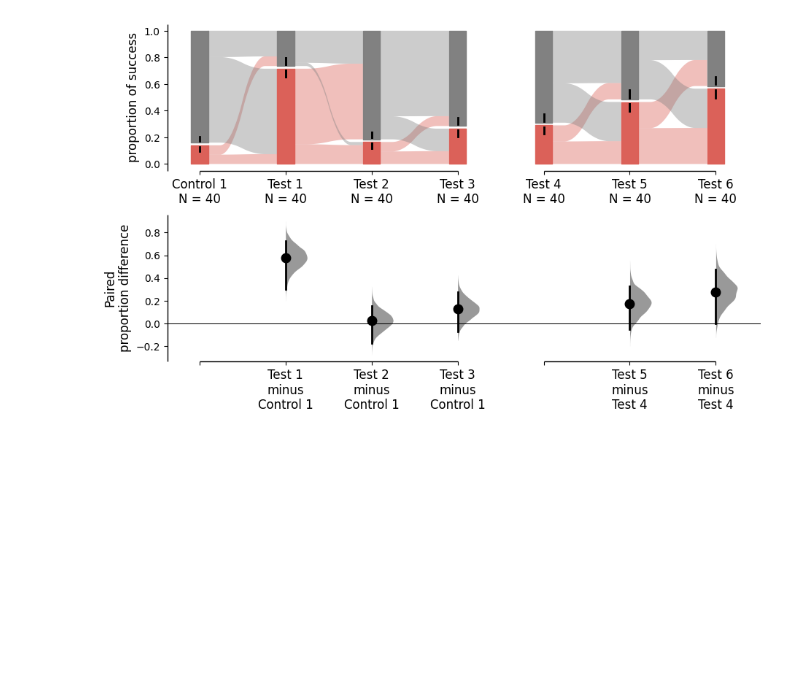
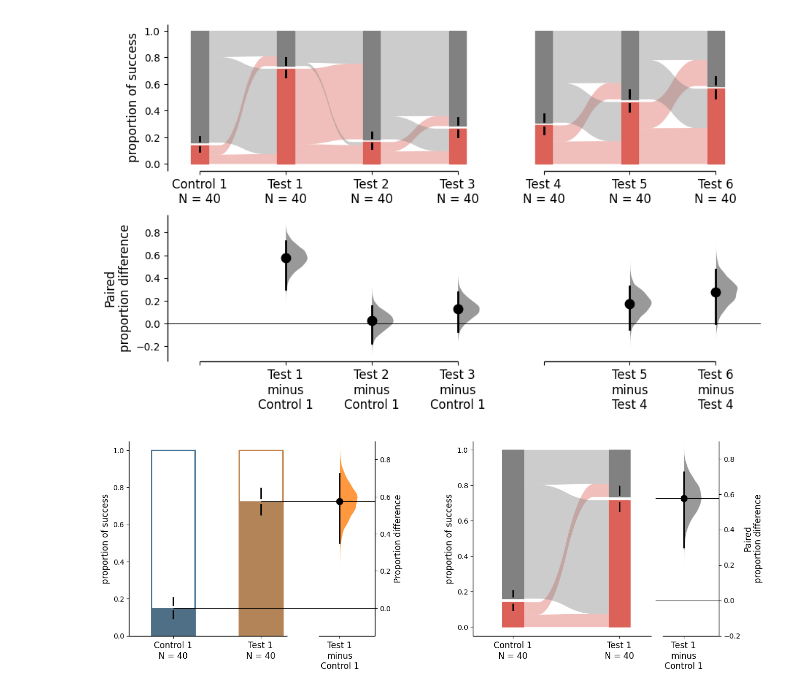
Before and after one commit to lnicole08/dabestpropplot, a Jupyter notebook: Tutorial_propplot.ipynb, the cells around one changed output. Drawn from its saved outputs; the diff is of its cells as text; code cells hidden in the pictures; blank space fills up the shorter version.

```diff
--- a/Tutorial_propplot.ipynb
+++ b/Tutorial_propplot.ipynb
@@ -92,3 +92,19 @@ multi_group_baseline = dabest.load(df, idx=((("Control 1", "Test 1","Test 2", "T
 multi_group_baseline.mean_diff.plot();
 # %% [output]
 [figure]
+# %%
+import seaborn as sns
+import matplotlib.pyplot as plt
+f, axx = plt.subplots(nrows=1, ncols=2,
+                    figsize=(15
+                             ,5),
+                    gridspec_kw={'wspace': 0.4
+                                } # ensure proper width-wise spacing.
+                   )
+
+two_groups_unpaired.mean_diff.plot(ax=axx.flat[0]);
+
+two_groups_baseline.mean_diff.plot(ax=axx.flat[1]);
+f.savefig("figureab.svg")
+# %% [output]
+[figure, added]
```
Also changed, not shown: parts of 1 cell of this notebook.
